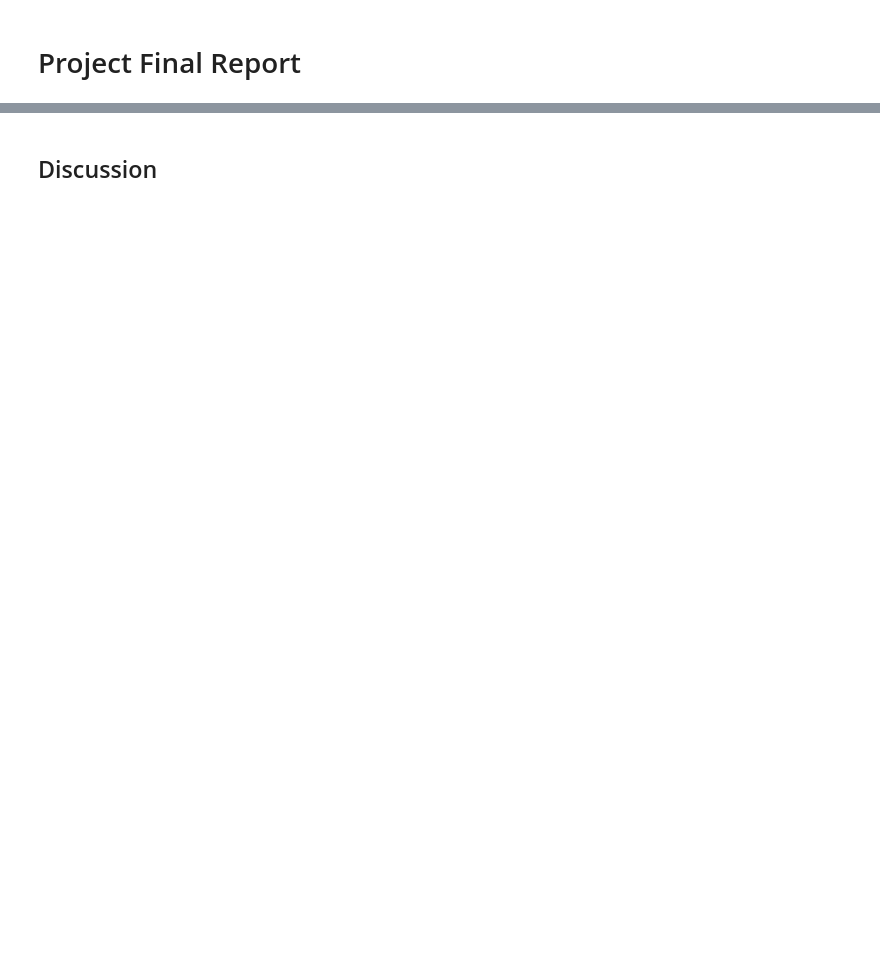
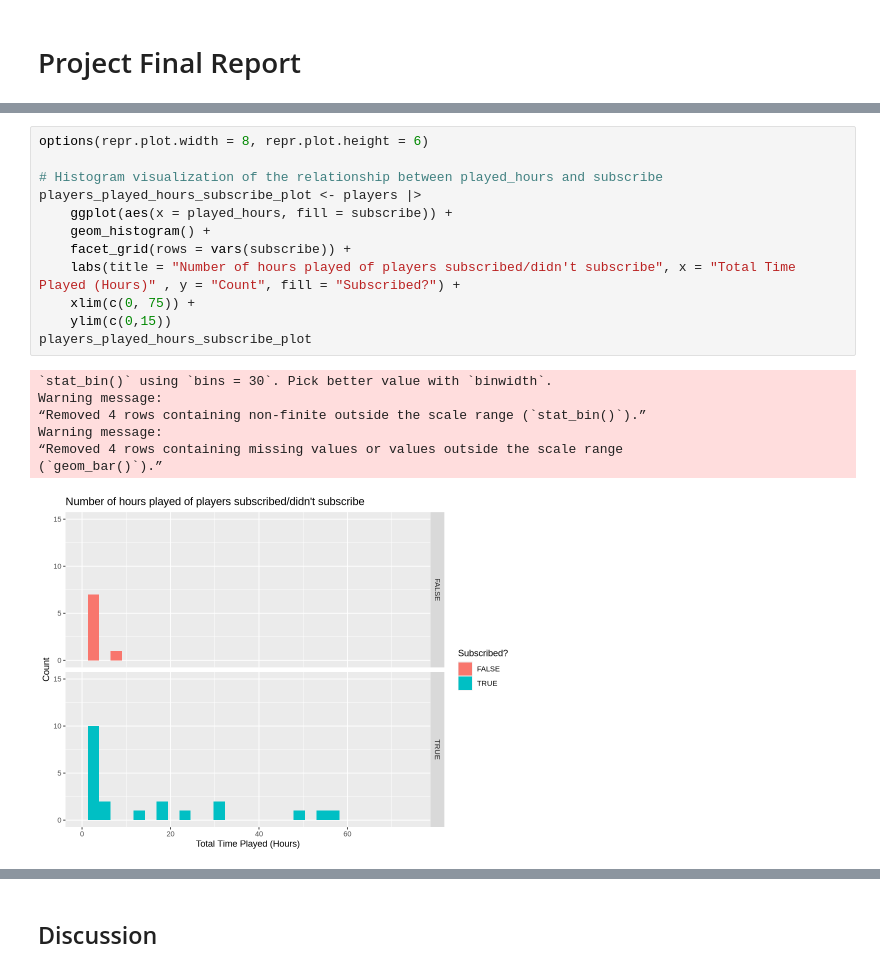
Before and after one commit to ckwok07/DSCI-100-Project-Final-Report, a Jupyter notebook: Project_Final_Report.ipynb, the cells around one changed output, grey strips where cells are left out. Cells and saved outputs as stored; diff of their text form; blank space fills up the shorter version.

```diff
--- a/Project_Final_Report.ipynb
+++ b/Project_Final_Report.ipynb
@@ -116,0 +172,20 @@ A spec_tbl_df: 0 × 9
+# %%
+options(repr.plot.width = 8, repr.plot.height = 6)
+
+# Histogram visualization of the relationship between played_hours and subscribe
+players_played_hours_subscribe_plot <- players |>
+    ggplot(aes(x = played_hours, fill = subscribe)) +
+    geom_histogram() +
+    facet_grid(rows = vars(subscribe)) +
+    labs(title = "Number of hours played of players subscribed/didn't subscribe", x = "Total Time Played (Hours)" , y = "Count", fill = "Subscribed?") +
+    xlim(c(0, 75)) +
+    ylim(c(0,15))
+players_played_hours_subscribe_plot
+# %% [output]
+`stat_bin()` using `bins = 30`. Pick better value with `binwidth`.
+Warning message:
+“Removed 4 rows containing non-finite outside the scale range (`stat_bin()`).”
+Warning message:
+“Removed 4 rows containing missing values or values outside the scale range
+(`geom_bar()`).”
+[figure, added]
```
Also changed, not shown: parts of 19 cells of this notebook.
